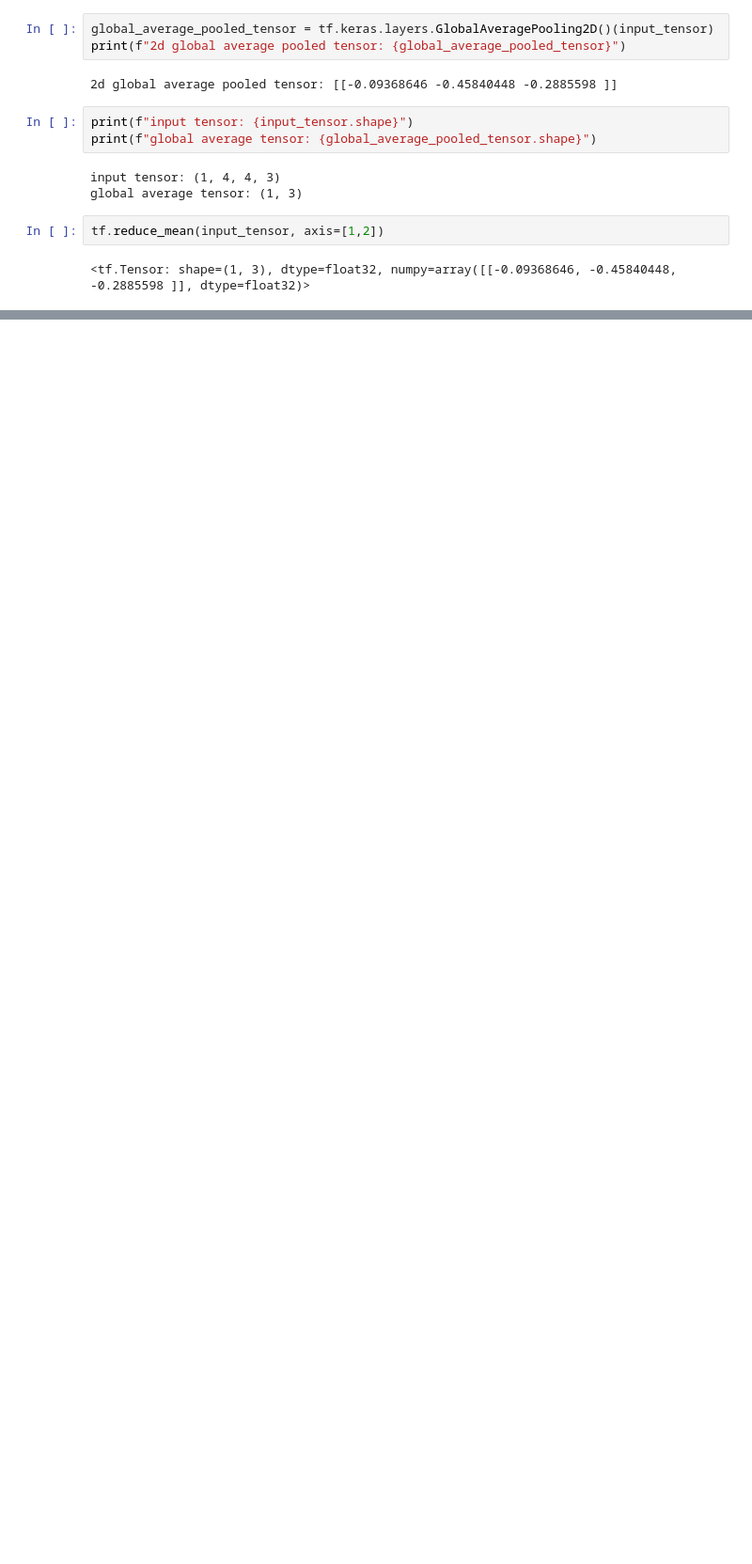
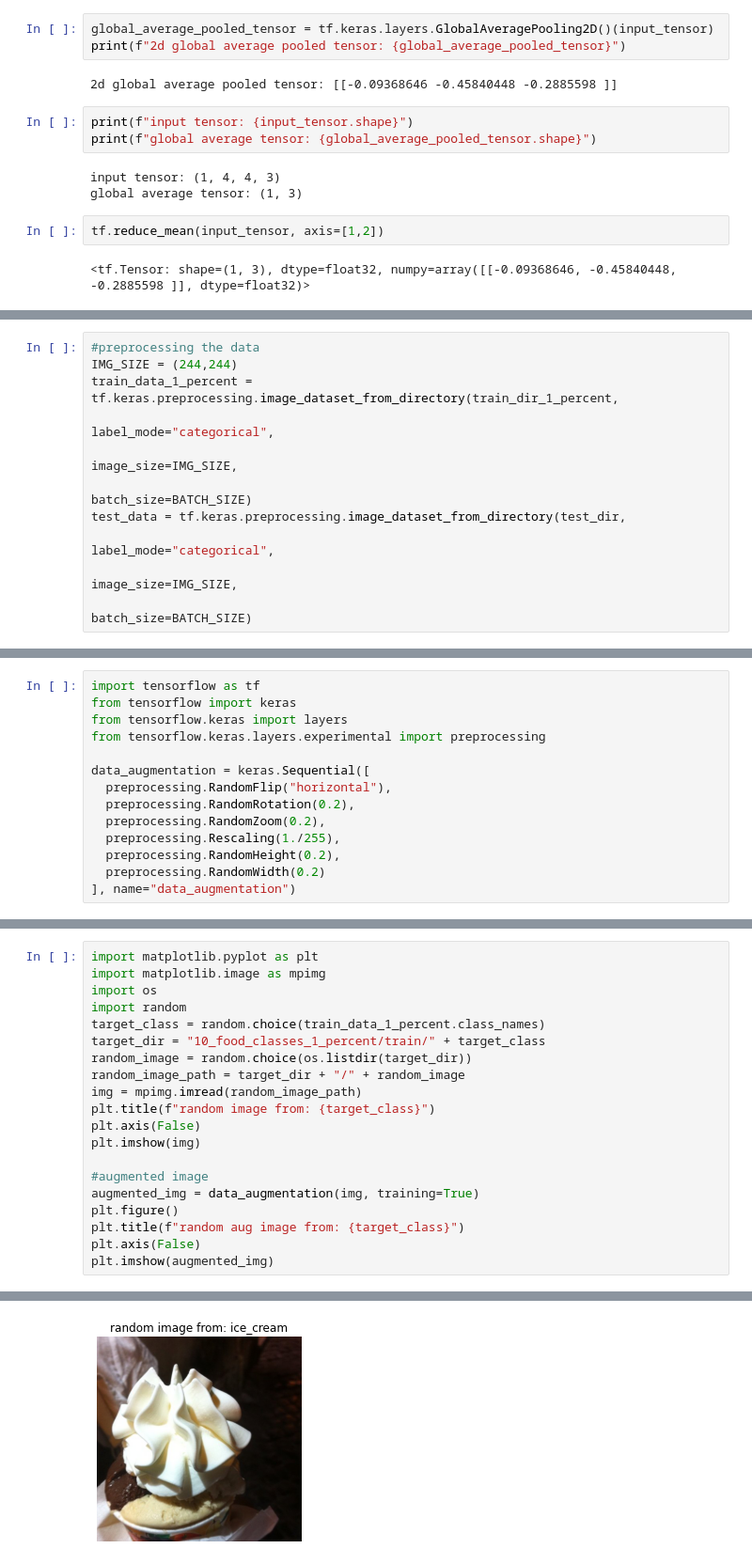
Before and after one commit to JacksonLeb/tensorflow_learning, a Jupyter notebook: 05_transfer_learning_fine_tuning.ipynb, the cells around one changed output, grey strips where cells are left out. Shown at 94% size. Drawn from its saved outputs; the diff is of its cells as text; blank space fills up the shorter version.

Commit message:
Expermenting with data sizes

```diff
--- a/05_transfer_learning_fine_tuning.ipynb
+++ b/05_transfer_learning_fine_tuning.ipynb
@@ -289,0 +331,11 @@ tf.reduce_mean(input_tensor, axis=[1,2])
+# %%
+#preprocessing the data
+IMG_SIZE = (244,244)
+train_data_1_percent = tf.keras.preprocessing.image_dataset_from_directory(train_dir_1_percent,
+                                                                           label_mode="categorical",
+                                                                           image_size=IMG_SIZE,
+                                                                           batch_size=BATCH_SIZE)
+test_data = tf.keras.preprocessing.image_dataset_from_directory(test_dir,
+                                                                           label_mode="categorical",
+                                                                           image_size=IMG_SIZE,
+                                                                           batch_size=BATCH_SIZE)
@@ -289,0 +351,14 @@ tf.reduce_mean(input_tensor, axis=[1,2])
+# %%
+import tensorflow as tf
+from tensorflow import keras
+from tensorflow.keras import layers
+from tensorflow.keras.layers.experimental import preprocessing
+
+data_augmentation = keras.Sequential([
+  preprocessing.RandomFlip("horizontal"),
+  preprocessing.RandomRotation(0.2),
+  preprocessing.RandomZoom(0.2),
+  preprocessing.Rescaling(1./255),
+  preprocessing.RandomHeight(0.2),
+  preprocessing.RandomWidth(0.2)
+], name="data_augmentation")
@@ -289,0 +369,21 @@ tf.reduce_mean(input_tensor, axis=[1,2])
+# %%
+import matplotlib.pyplot as plt
+import matplotlib.image as mpimg
+import os
+import random
+target_class = random.choice(train_data_1_percent.class_names)
+target_dir = "10_food_classes_1_percent/train/" + target_class
+random_image = random.choice(os.listdir(target_dir))
+random_image_path = target_dir + "/" + random_image
+img = mpimg.imread(random_image_path)
+plt.title(f"random image from: {target_class}")
+plt.axis(False)
+plt.imshow(img)
+
+#augmented image
+augmented_img = data_augmentation(img, training=True)
+plt.figure()
+plt.title(f"random aug image from: {target_class}")
+plt.axis(False)
+plt.imshow(augmented_img)
+# %% [output]
@@ -289,0 +391 @@ tf.reduce_mean(input_tensor, axis=[1,2])
+[figure, added]
```
Also changed, not shown: parts of 27 cells of this notebook.
